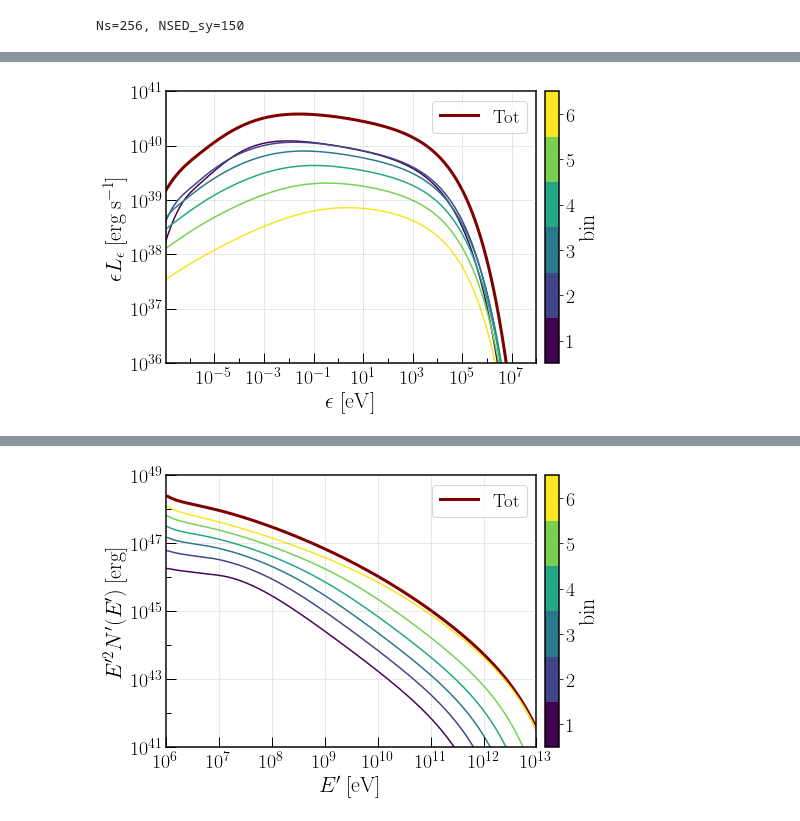
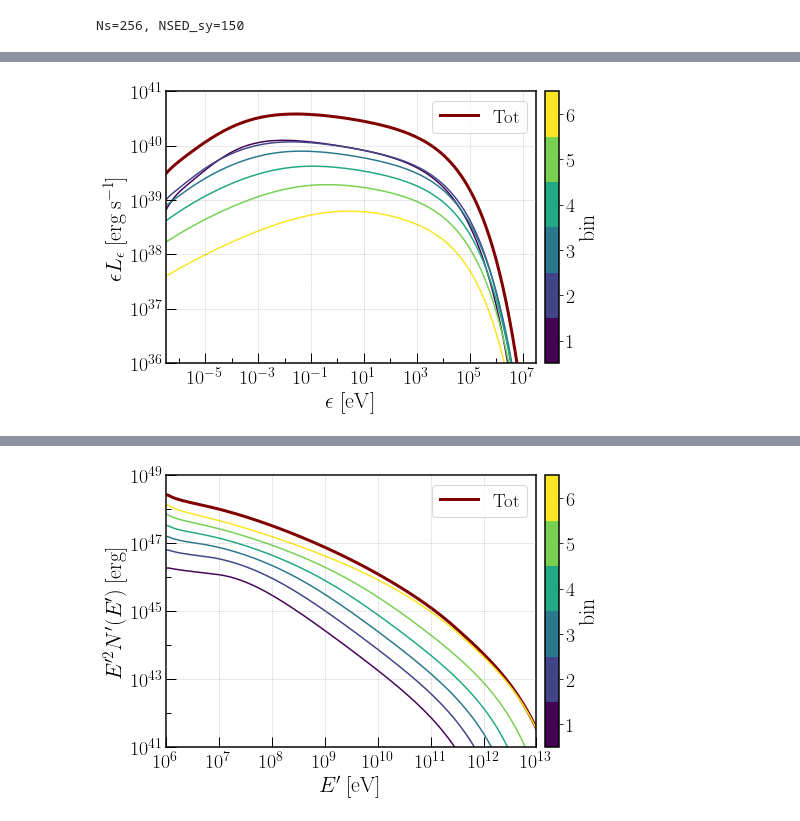
Before and after one commit to santimda/ExtendedJet, a Jupyter notebook: PostProcessing/quickplot_SED_NE.ipynb, the cells around one changed output, grey strips where cells are left out. Saved outputs shown, nothing was run; the diff lists cells and outputs as text; code cells hidden in the pictures.

```diff
--- a/PostProcessing/quickplot_SED_NE.ipynb
+++ b/PostProcessing/quickplot_SED_NE.ipynb
@@ -137,7 +137,7 @@ for i in range(n_bins):
     ax.loglog(Esy_tot,SED_bin[i], color=color_pal[i])
 
 # Set limits
-xmin, xmax = 1.1e-7, 1e8
+xmin, xmax = 3.3e-7, 3.3e7
 ymin, ymax = 1e36, 1e41
 ax.set_xlim([xmin,xmax])
 ax.set_ylim([ymin,ymax])
@@ -145,34 +145,34 @@ ax.set_ylim([ymin,ymax])
 # Legends and labels
 plt.legend(loc='best', fontsize=19)
 ax.set_xlabel('$\epsilon ~ [\mathrm{eV}]$')
 ax.set_ylabel('$\epsilon L_{\epsilon} ~ [\mathrm{erg\,s^{-1}}]$')
 
 # Set xticks
 num = int(np.log10(xmax/xmin))
 x_major = matplotlib.ticker.LogLocator(base = 10.0, numticks = num)
 ax.xaxis.set_major_locator(x_major)
 x_minor = matplotlib.ticker.LogLocator(base = 10.0, numticks = num*2)
 ax.xaxis.set_minor_locator(x_minor)
 ax.xaxis.set_minor_formatter(matplotlib.ticker.NullFormatter())
 ax.tick_params(axis='x', pad=6)
 
 # Set yticks
 numy = int(np.log10(ymax/ymin))
 y_major = matplotlib.ticker.LogLocator(base = 10.0, numticks = numy*2)
 ax.yaxis.set_major_locator(y_major)
 y_minor = matplotlib.ticker.LogLocator(base = 10.0, numticks = numy*2)
 ax.yaxis.set_minor_locator(y_minor)
 ax.yaxis.set_minor_formatter(matplotlib.ticker.NullFormatter())
 
 cbar = fig.colorbar(sm, ticks=c_ticks, label=r"bin", pad=0.02)
 
 # Set the style of the plot
 pltutils.luc_std_plot(ax)
 plt.show()
 
 fig.savefig('SEDsyn_bin.pdf', bbox_inches='tight', pad_inches = 0)
 # %% [output]
-[figure, old version]
+[figure, new version]
 # %%
 # # N(E) distribution
 
```
Also changed, not shown: parts of 3 cells of this notebook, 4 other files.
